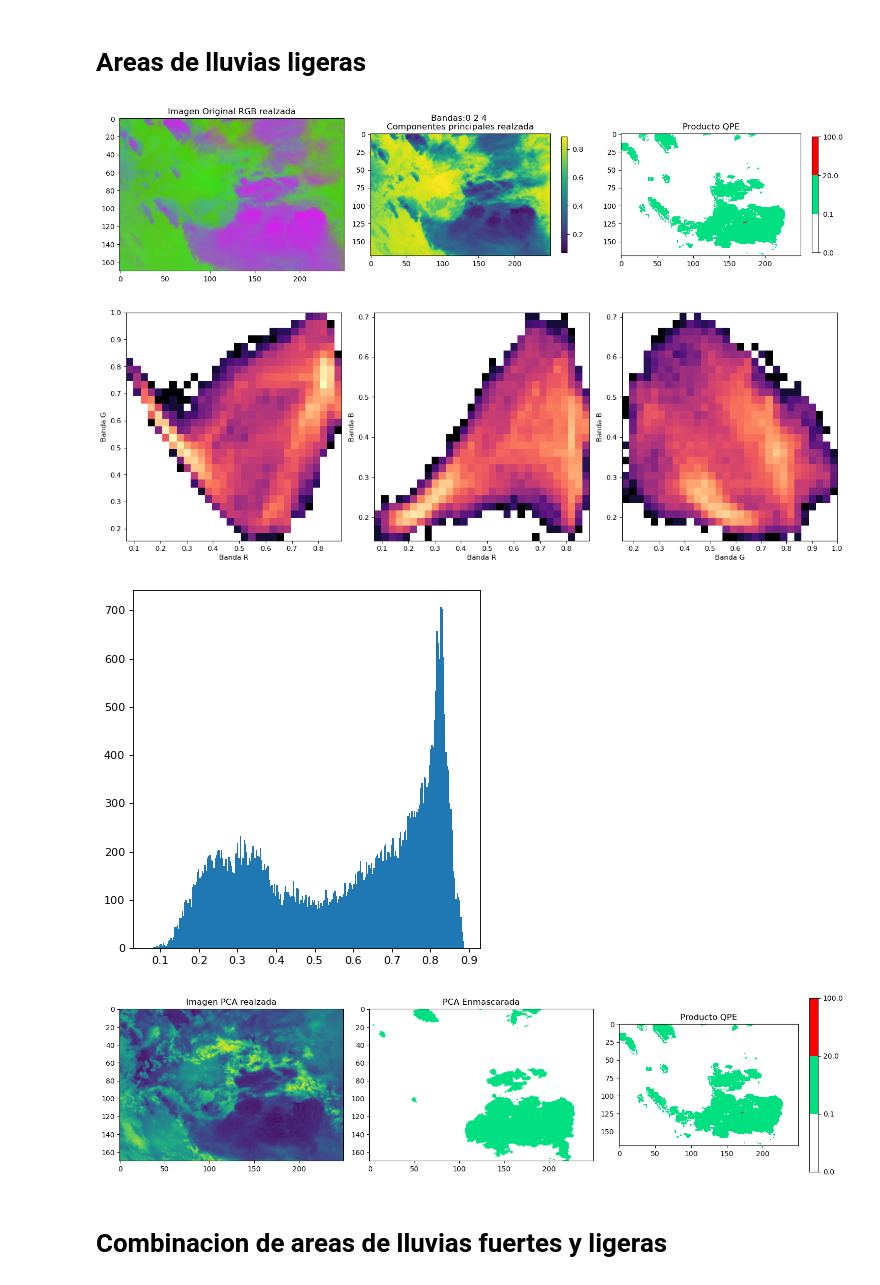
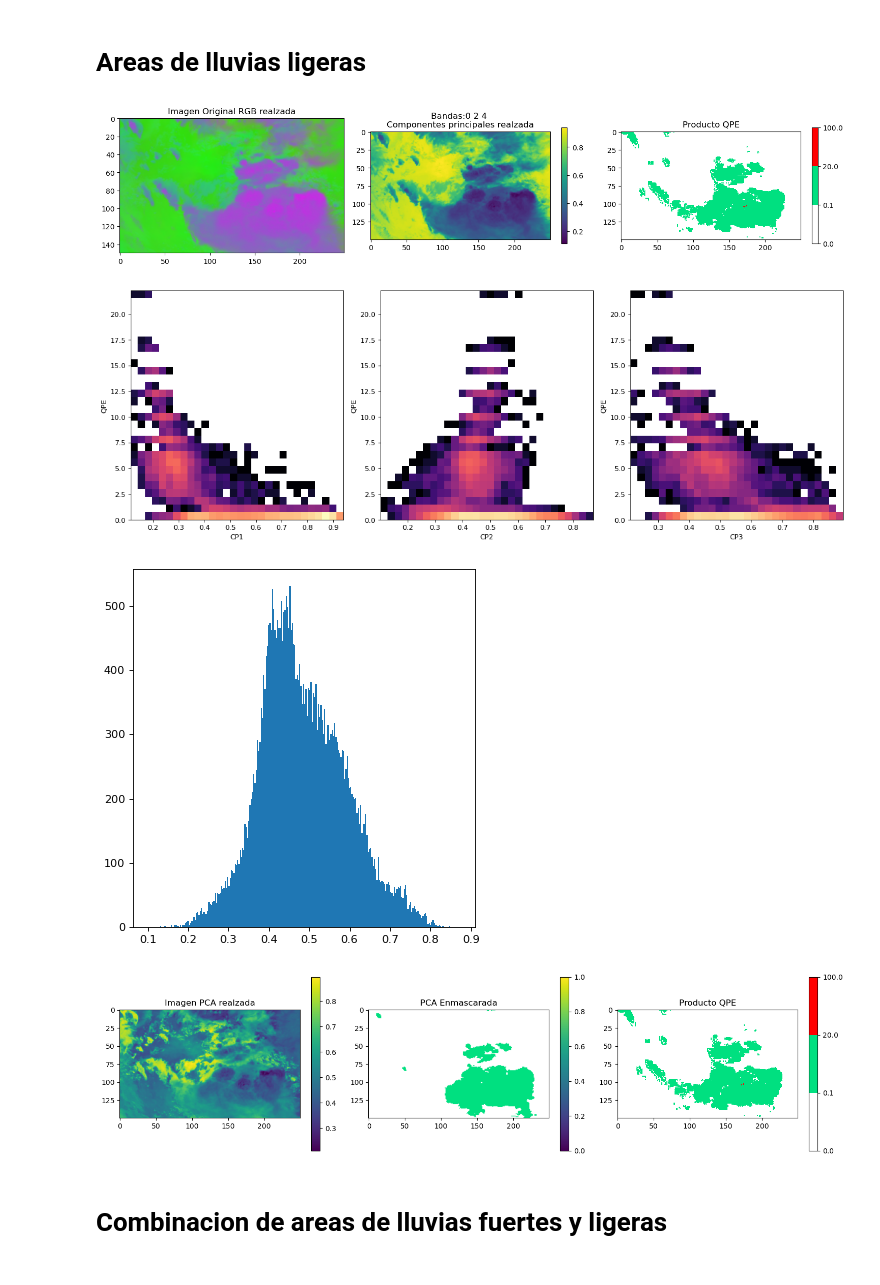
Before and after one commit to matias-suarez/TF_proc_img_sat, a Jupyter notebook: Trabajo Final.ipynb, the cells around one changed output. Cells and saved outputs as stored; diff of their text form; code cells hidden in the pictures.

```diff
--- a/Trabajo Final.ipynb
+++ b/Trabajo Final.ipynb
@@ -393,16 +393,16 @@ metadato_list = [imagenobj_list[i].variables for i in range(len(list_imgs))]
 # respectivamente, de forma tal de obtener el mismo recorte
 
 # RECORTE DE SUDAMERICA
-sup_row = 4000
-inf_row = 5000
-sup_col = 2500
-inf_col = 3600
+#sup_row = 4000
+#inf_row = 5000
+#sup_col = 2500
+#inf_col = 3600
 
 # CENTRO DE LA ARGENTINA
-#sup_row = 4200
-#inf_row = 4600
-#sup_col = 2900
-#inf_col = 3400
+sup_row = 4200
+inf_row = 4600
+sup_col = 2900
+inf_col = 3400
 
 print('Tamaño del recorte: Alto=',inf_row-sup_row,' Ancho=',inf_col-sup_col)
 
@@ -1082,10 +1086,10 @@ plt.show()
 # %% [markdown]
 # Areas de lluvias ligeras
 # %%
-xmin = 500
-xmax = 750
-ymin = 280
-ymax = 450
+xmin = 100
+xmax = 350
+ymin = 100
+ymax = 250
 
 plt.figure(figsize=(15, 6))
 
@@ -1123,57 +1127,57 @@ plt.figure(figsize=(15, 15), dpi=80)
 plt.subplot(3, 3, 1)
 
 plt.hist2d(x_pca_3d_realzada[:, :, 0][ymin:ymax, xmin:xmax].flatten(), # Coordenadas del eje x (debe ser un vector undimensional)
-           x_pca_3d_realzada[:, :, 1][ymin:ymax, xmin:xmax].flatten(), # Coordenadas del eje y (debe ser un vector undimensional)
+           qpe_obj.variables['RRQPE'][:].data[sup_row:inf_row,sup_col:inf_col][ymin:ymax, xmin:xmax].flatten(), # Coordenadas del eje y (debe ser un vector undimensional)
            bins=30,                                                # Cantidad de bines para la gráfica
            #range=[[0, 1], [0, 1]],                              # Limitamos el rango de visualización
            norm=lognorm, cmap='magma')                                               # Aplicamos la norma logarítmica
 #plt.title('Dispersograma Bandas 8 y 9')
-plt.xlabel('Banda R')
-plt.ylabel('Banda G')
+plt.xlabel('CP1')
+plt.ylabel('QPE')
 
 # Graficamos el dispersograma de las bandas 4 y 5
 plt.subplot(3, 3, 2)
 
-plt.hist2d(x_pca_3d_realzada[:, :, 0][ymin:ymax, xmin:xmax].flatten(), # Coordenadas del eje x (debe ser un vector undimensional)
-           x_pca_3d_realzada[:, :, 2][ymin:ymax, xmin:xmax].flatten(), # Coordenadas del eje y (debe ser un vector undimensional)
+plt.hist2d(x_pca_3d_realzada[:, :, 1][ymin:ymax, xmin:xmax].flatten(), # Coordenadas del eje x (debe ser un vector undimensional)
+           qpe_obj.variables['RRQPE'][:].data[sup_row:inf_row,sup_col:inf_col][ymin:ymax, xmin:xmax].flatten(), # Coordenadas del eje y (debe ser un vector undimensional)
            bins=30,                                                # Cantidad de bines para la gráfica
            #range=[[0, 0.4], [0, 0.4]],                              # Limitamos el rango de visualización
            norm=lognorm, cmap='magma')                                               # Aplicamos la norma logarítmica
 #plt.title('Dispersograma Bandas 10 y 11')
-plt.xlabel('Banda R')
-plt.ylabel('Banda B')
+plt.xlabel('CP2')
+plt.ylabel('QPE')
 
 # Graficamos el dispersograma de las bandas 6 y 3
 plt.subplot(3, 3, 3)
 
-plt.hist2d(x_pca_3d_realzada[:, :, 1][ymin:ymax, xmin:xmax].flatten(), # Coordenadas del eje x (debe ser un vector undimensional)
-           x_pca_3d_realzada[:, :, 2][ymin:ymax, xmin:xmax].flatten(), # Coordenadas del eje y (debe ser un vector undimensional)
+plt.hist2d(x_pca_3d_realzada[:, :, 2][ymin:ymax, xmin:xmax].flatten(), # Coordenadas del eje x (debe ser un vector undimensional)
+           qpe_obj.variables['RRQPE'][:].data[sup_row:inf_row,sup_col:inf_col][ymin:ymax, xmin:xmax].flatten(), # Coordenadas del eje y (debe ser un vector undimensional)
            bins=30,                                                # Cantidad de bines para la gráfica
            #range=[[0, 0.4], [0, 0.4]],                              # Limitamos el rango de visualización
            norm=lognorm, cmap='magma')                                               # Aplicamos la norma logarítmica
 #plt.title('Dispersograma Bandas 12 y 13')
-plt.xlabel('Banda G')
-plt.ylabel('Banda B')
+plt.xlabel('CP3')
+plt.ylabel('QPE')
 
 
 plt.tight_layout()
 plt.show()
 
 
 plt.figure(figsize=(5, 5), dpi=80)
 plt.subplot(1, 1, 1)
-plt.hist(x_pca_3d_realzada[:, :, 0][ymin:ymax, xmin:xmax].flatten(), bins=250)
+plt.hist(x_pca_3d_realzada[:, :, 1][ymin:ymax, xmin:xmax].flatten(), bins=250)
 #plt.xlim(0,0.1)
 plt.tight_layout()
 plt.show()
 # %% [output]
-[figure, old version]
+[figure, new version]
-[figure, old version]
+[figure, new version]
-[figure, old version]
+[figure, new version]
 # %%
 x_pca_realzada_copy = np.copy(x_pca_3d_realzada[ymin:ymax, xmin:xmax, :])
 
-lluvia_ligera =  (x_pca_realzada_copy[:,:,0] >= 0.05) * (x_pca_realzada_copy[:,:,0] < 0.3)
+lluvia_ligera =  (x_pca_realzada_copy[:,:,0] >= 0.05) * (x_pca_realzada_copy[:,:,0] < 0.35)
 #(x_pca_realzada_copy[:,:,1] > 0.4) * (x_pca_realzada_copy[:,:,2] < 0.2)
 
 img_enmascarada = np.ones_like(x_pca_realzada_copy)
@@ -1182,6 +1186,11 @@ img_enmascarada = np.ones_like(x_pca_realzada_copy)
 img_enmascarada[lluvia_ligera,0] = 0
 img_enmascarada[lluvia_ligera,2] = 0.501960813999176
 img_enmascarada[lluvia_ligera,1] = 0.8784313797950745
+
+#lluvia_ligera_2dofiltro = (x_pca_realzada_copy[:,:,2] <= 0.25)
+#img_enmascarada[lluvia_ligera_2dofiltro,0] = 0
+#img_enmascarada[lluvia_ligera_2dofiltro,2] = 0.501960813999176
+#img_enmascarada[lluvia_ligera_2dofiltro,1] = 0.8784313797950745
 ##################################################################################################
 
 plt.figure(figsize=(15, 6))
@@ -1189,10 +1198,12 @@ plt.figure(figsize=(15, 6))
 plt.subplot(131)
 plt.imshow(x_pca_realzada_copy[:,:,2])
 plt.title("Imagen PCA realzada")
+plt.colorbar(shrink=.6)
 
 plt.subplot(132)
 plt.imshow(img_enmascarada)
 plt.title('PCA Enmascarada')
+plt.colorbar(shrink=.6)
 
 plt.subplot(133)
 plt.imshow(qpe_obj.variables['RRQPE'][:].data[sup_row:inf_row,sup_col:inf_col][ymin:ymax, xmin:xmax],
@@ -1204,7 +1215,7 @@ plt.colorbar(shrink=.6, cmap=cmap, norm=norm, boundaries=bounds, ticks=bounds)
 plt.tight_layout()
 plt.show()
 # %% [output]
-[figure, old version]
+[figure, new version]
 # %% [markdown]
 # Combinacion de areas de lluvias fuertes y ligeras
 # %%
```
Also changed, not shown: parts of 12 cells of this notebook.
